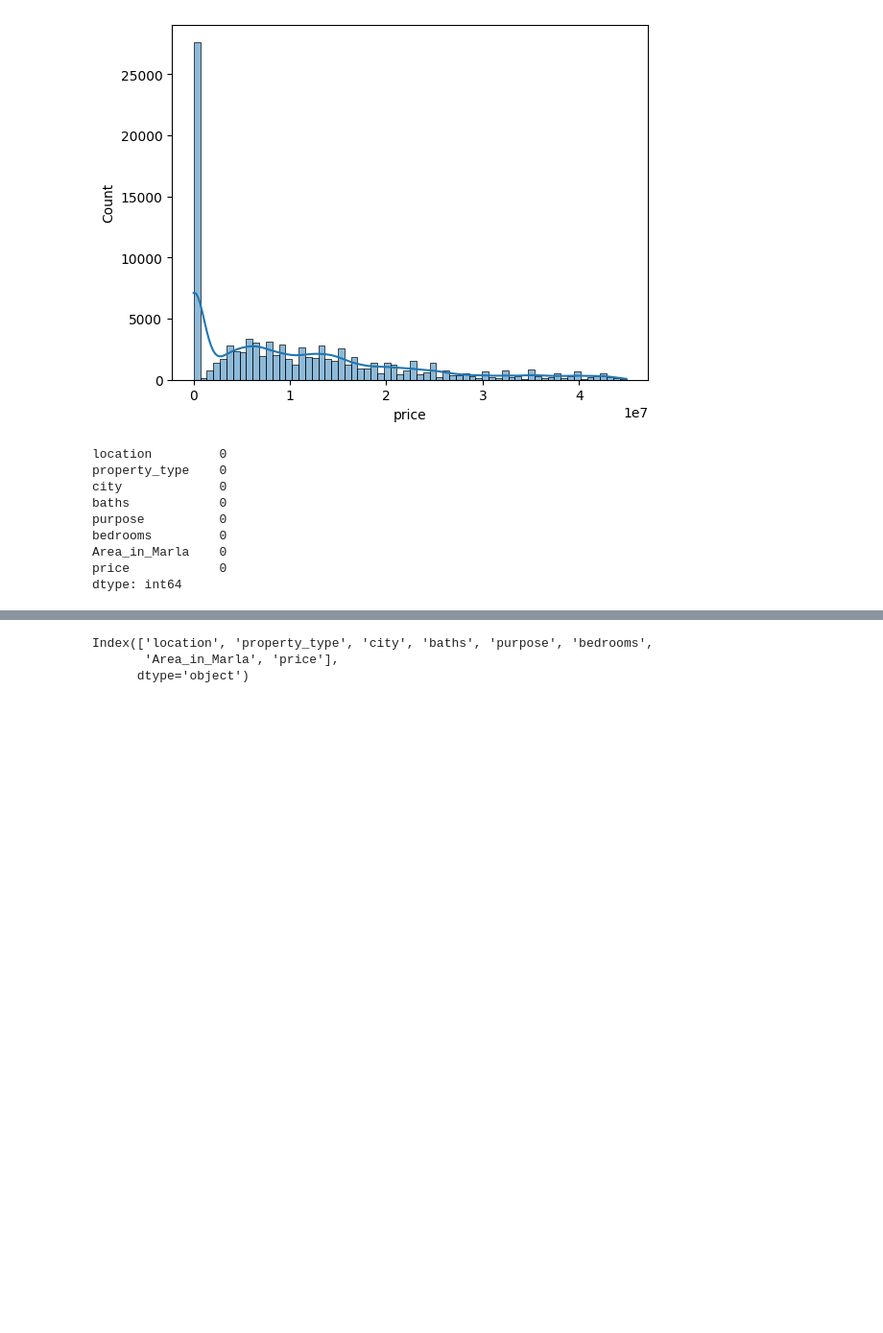
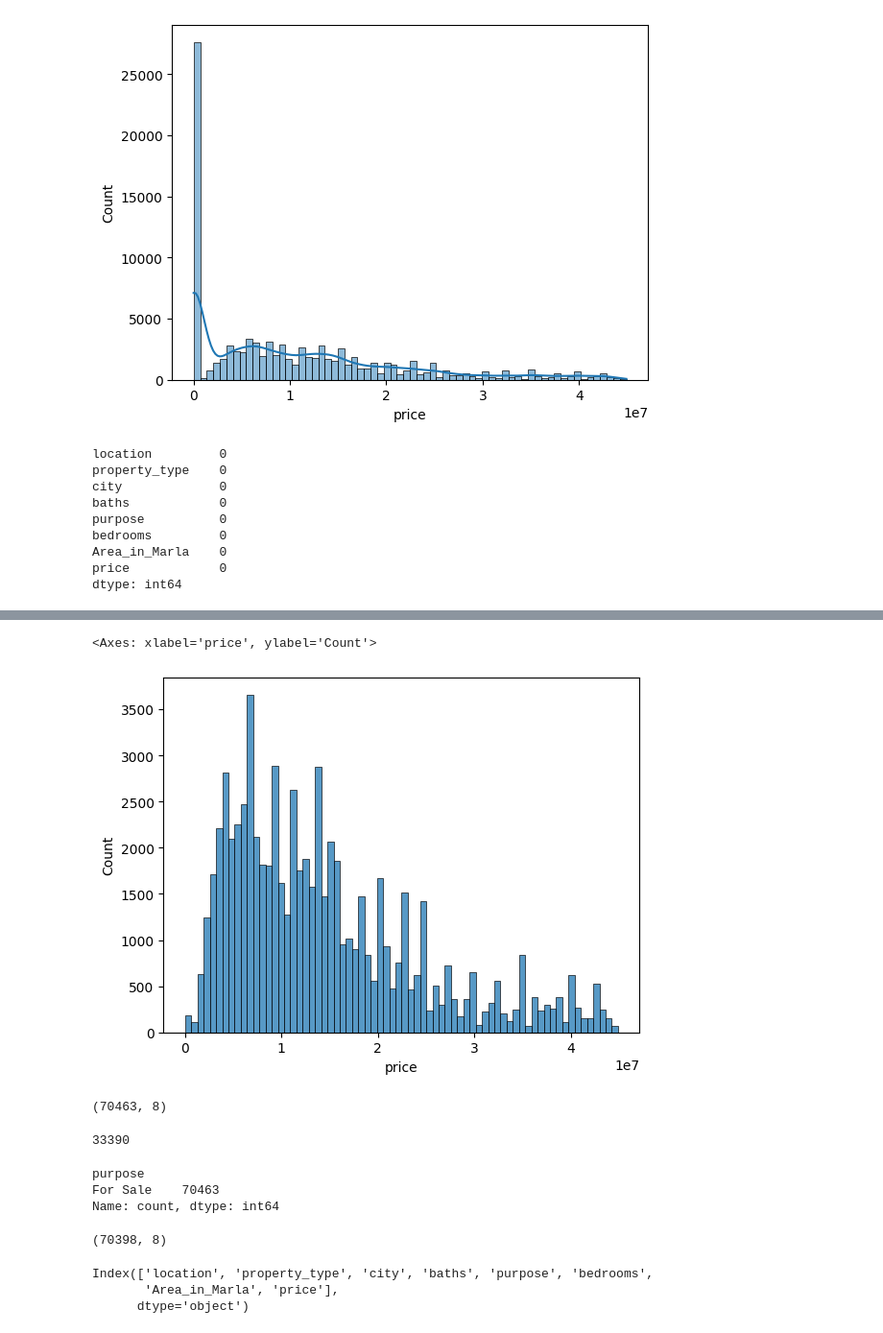
Before and after one commit to aliahmad552/pakistan_house_price_predictor, a Jupyter notebook: model/Pakistan_house_Price_Prediction_ForSale.ipynb, the cells around one changed output, grey strips where cells are left out. Shown at 96% size. Cells and saved outputs as stored; diff of their text form; code cells hidden in the pictures; blank space fills up the shorter version.

```diff
--- a/Pakistan_house_Price_Prediction_ForSale.ipynb
+++ b/model/Pakistan_house_Price_Prediction_ForSale.ipynb
@@ -494,2 +502,21 @@ df.to_csv("Cleaned_data.csv")
 # %%
 df = df[df['purpose'] == 'For Sale']
+# %%
+sns.histplot(x = 'price',data = df)
+# %% [output]
+<Axes: xlabel='price', ylabel='Count'>
+[figure, added]
+# %%
+df.shape
+# %% [output]
+(70463, 8)
+# %%
+df.duplicated().sum()
+# %% [output]
+33390
+# %%
+df['purpose'].value_counts()
+# %% [output]
+purpose
+For Sale    70463
+Name: count, dtype: int64
@@ -495,0 +525,4 @@ df = df[df['purpose'] == 'For Sale']
+# %%
+df.shape
+# %% [output]
+(70398, 8)
```
Also changed, not shown: parts of 15 cells of this notebook, 14 other files.
